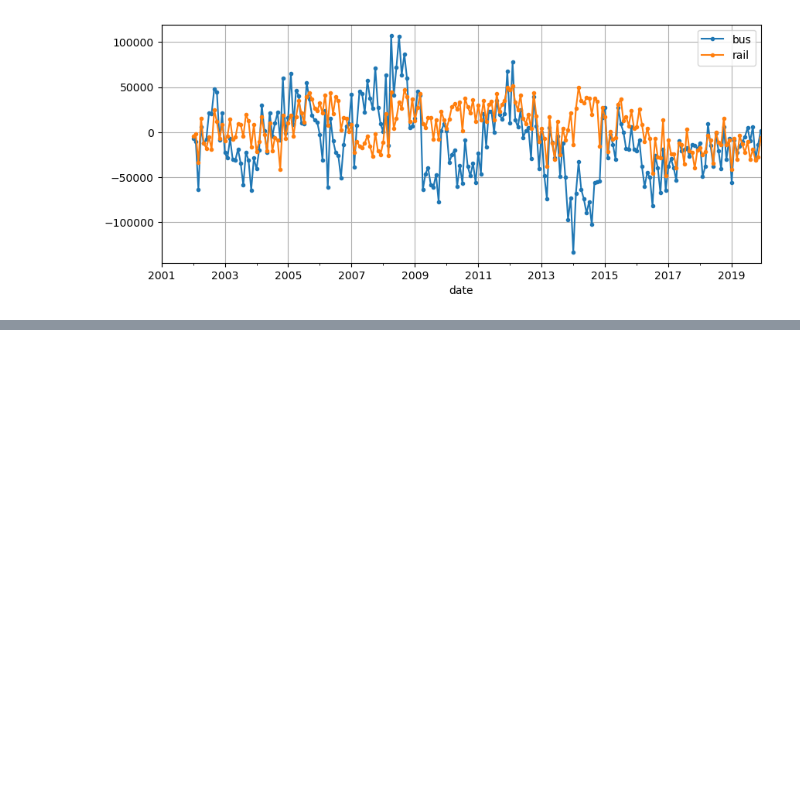
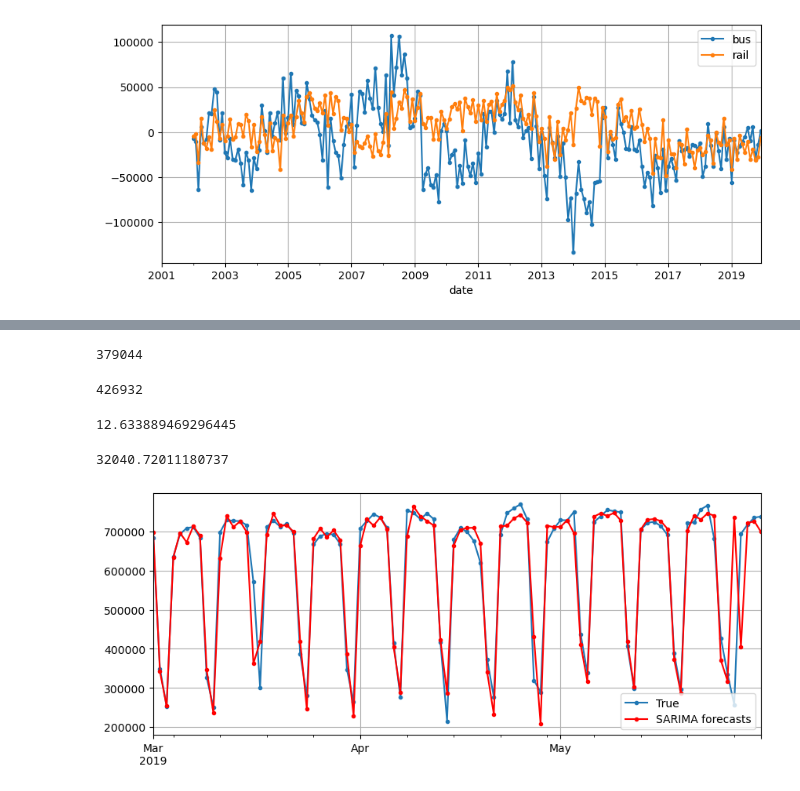
Before and after one commit to tandao0909/hands-on-with-DS, a Jupyter notebook: Chapter 15/rnn.ipynb, the cells around one changed output, grey strips where cells are left out. Saved outputs shown, nothing was run; the diff lists cells and outputs as text; code cells hidden in the pictures; blank space fills up the shorter version.

Commit message:
Complete The ARMA Model Family chapter 15

```diff
--- a/Chapter 15/rnn.ipynb
+++ b/Chapter 15/rnn.ipynb
@@ -98,0 +101,8 @@ plt.show()
+# %%
+from statsmodels.tsa.arima.model import ARIMA
+
+origin, today = "2019-01-01", "2019-05-31"
+rail_series = df.loc[origin:today]["rail"].asfreq("D")
+model = ARIMA(rail_series, order=(1, 0, 0), seasonal_order=(0, 1, 1, 7))
+model = model.fit()
+y_predict = model.forecast()
@@ -98,0 +113,42 @@ plt.show()
+# %%
+df["rail"]["2019-06-01"]  # target value
+# %% [output]
+379044
+# %%
+df["rail"]["2019-05-25"]  # naive forecast (value from one week earlier)
+# %% [output]
+426932
+# %%
+(df["rail"]["2019-05-25"] / df["rail"]["2019-06-01"] - 1) * 100
+# %% [output]
+12.633889469296445
+# %%
+origin, start_date, end_date = "2019-01-01", "2019-03-01", "2019-05-31"
+time_period = pd.date_range(start_date, end_date)
+rail_series = df.loc[origin:end_date]["rail"].asfreq("D")
+y_predicts = []
+for today in time_period.shift(-1):
+    model = ARIMA(
+        rail_series[origin:today],  # train on data up to "today"
+        order=(1, 0, 0),
+        seasonal_order=(0, 1, 1, 7),
+    )
+    model = model.fit()  # note that we retrain the model every day!
+    y_predict = model.forecast().iloc[0]
+    y_predicts.append(y_predict)
+
+y_predicts = pd.Series(y_predicts, index=time_period)
+mae = (y_predicts - rail_series[time_period]).abs().mean()
+# %%
+mae
+# %% [output]
+32040.72011180737
+# %%
+# extra code displays the SARIMA forecasts
+fig, ax = plt.subplots(figsize=(10, 4))
+rail_series.loc[time_period].plot(ax=ax, marker=".", grid=True, label=True)
+ax.plot(y_predicts, color="r", marker=".", label="SARIMA forecasts")
+plt.legend()
+plt.show()
+# %% [output]
+[figure, added]
```
Also changed, not shown: parts of 4 cells of this notebook, 1 other file.
